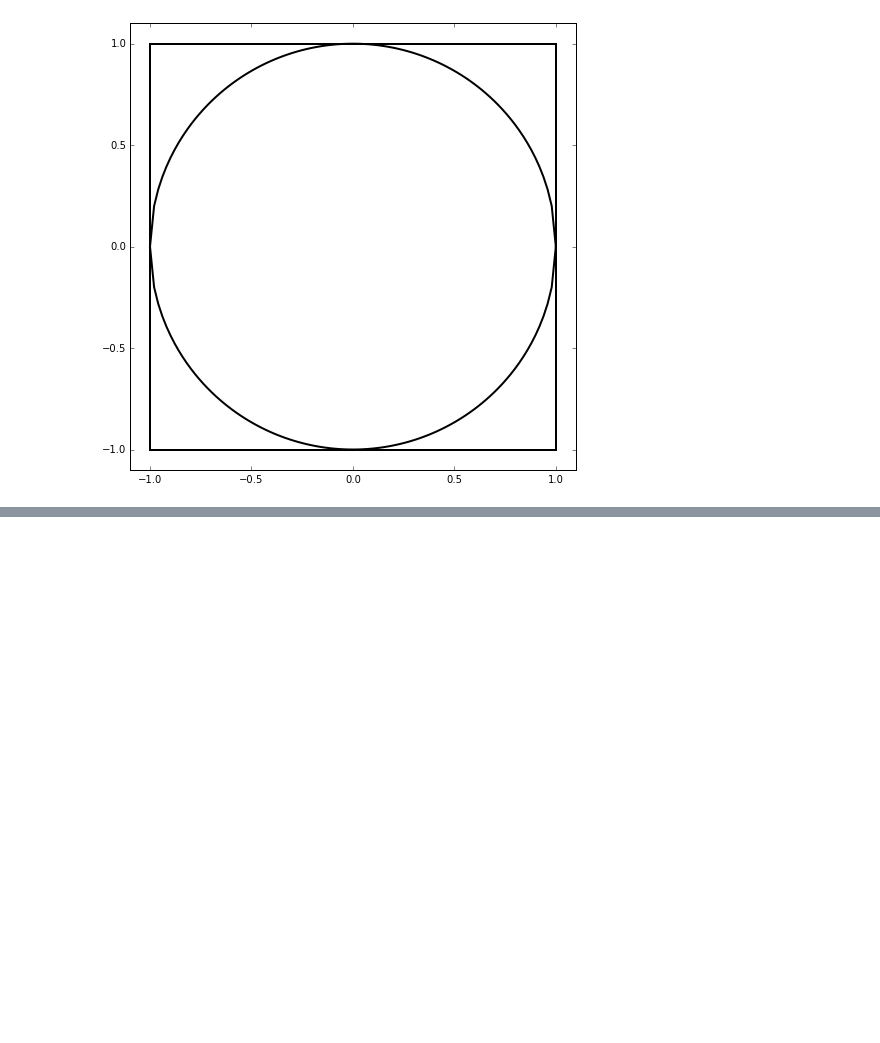
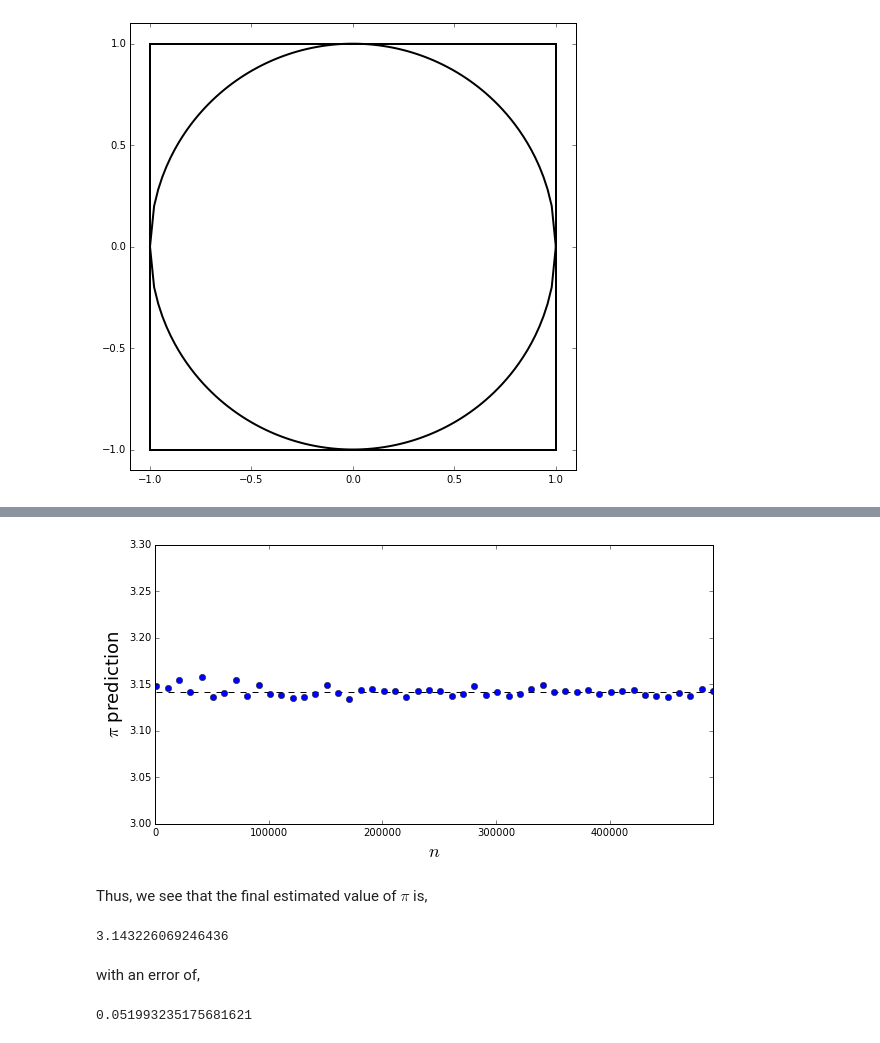
Before and after one commit to rescu/brainstorm, a Jupyter notebook: estimating_pi_monte_carlo.ipynb, the cells around one changed output, grey strips where cells are left out. Saved outputs shown, nothing was run; the diff lists cells and outputs as text; code cells hidden in the pictures; blank space fills up the shorter version.

Commit message:
added pi estimate for varying n

```diff
--- a/estimating_pi_monte_carlo.ipynb
+++ b/estimating_pi_monte_carlo.ipynb
@@ -75,0 +96,27 @@ float(c_count)/float(s_count)*4.
+# %%
+n_range = np.arange(1000,500000,10000)
+fig = plt.figure(figsize=(10,5))
+ax = fig.gca()
+ax.plot([n_range[0],n_range[-1]],[np.pi,np.pi],'--k')
+for i in range(len(n_range)):
+    sq_listx,sq_listy,circ_listx,circ_listy,s_count,c_count=mc_pi(n_range[i])
+    ax.plot(n_range[i],(float(c_count)/float(s_count)*4.),'bo')
+ax.set_xlim([0, n_range[-1]])
+ax.set_ylim([3,3.3])
+ax.set_xlabel(r'$n$',fontsize=18)
+ax.set_ylabel(r'$\pi$ prediction',fontsize=18)
+plt.show()
+# %% [output]
+[figure, added]
+# %% [markdown]
+<p>Thus, we see that the final estimated value of $\pi$ is,</p>
+# %%
+float(c_count)/float(s_count)*4.
+# %% [output]
+3.143226069246436
+# %% [markdown]
+<p>with an error of,</p>
+# %%
+np.fabs(np.pi - float(c_count)/float(s_count)*4.)/np.fabs(np.pi)*100
+# %% [output]
+0.051993235175681621
```
Also changed, not shown: parts of 7 cells of this notebook, 1 other file.
